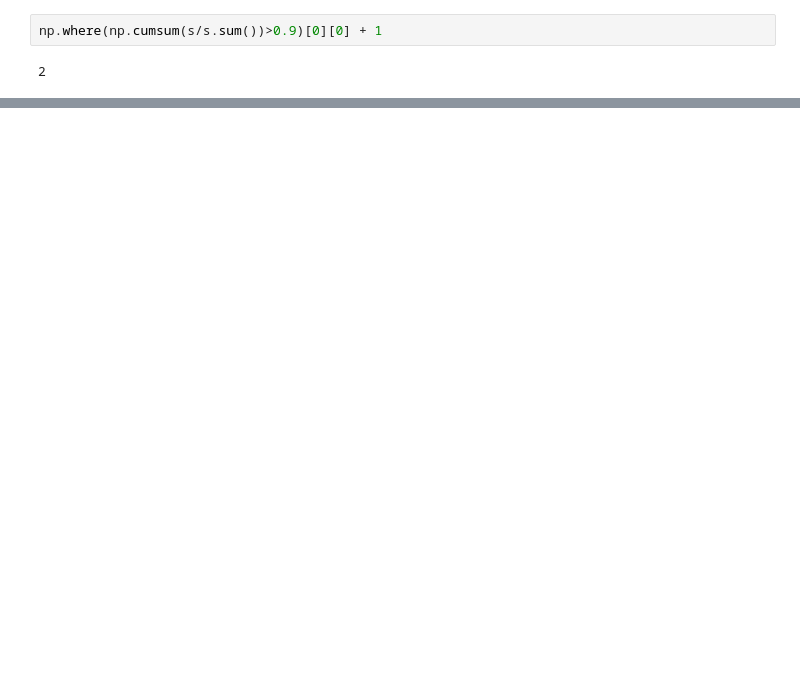
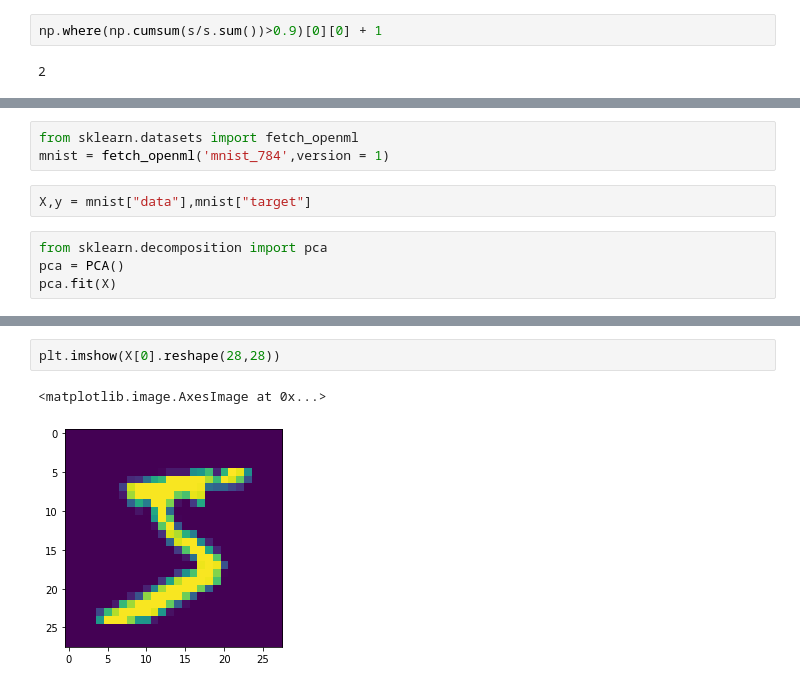
Before and after one commit to Pasindu19970808/Hands-on-Machine-Learning-Textbook-Exercises, a Jupyter notebook: Dimensionality Reduction/Dimensionality Reduction.ipynb, the cells around one changed output, grey strips where cells are left out. Cells and saved outputs as stored; diff of their text form; blank space fills up the shorter version.

```diff
--- a/Dimensionality Reduction/Dimensionality Reduction.ipynb
+++ b/Dimensionality Reduction/Dimensionality Reduction.ipynb
@@ -341,0 +344,9 @@ np.where(np.cumsum(s/s.sum())>0.9)[0][0] + 1
+# %%
+from sklearn.datasets import fetch_openml
+mnist = fetch_openml('mnist_784',version = 1)
+# %%
+X,y = mnist["data"],mnist["target"]
+# %%
+from sklearn.decomposition import pca
+pca = PCA()
+pca.fit(X)
@@ -341,0 +374,5 @@ np.where(np.cumsum(s/s.sum())>0.9)[0][0] + 1
+# %%
+plt.imshow(X[0].reshape(28,28))
+# %% [output]
+<matplotlib.image.AxesImage at 0x...>
+[figure, added]
```
Also changed, not shown: parts of 44 cells of this notebook.
